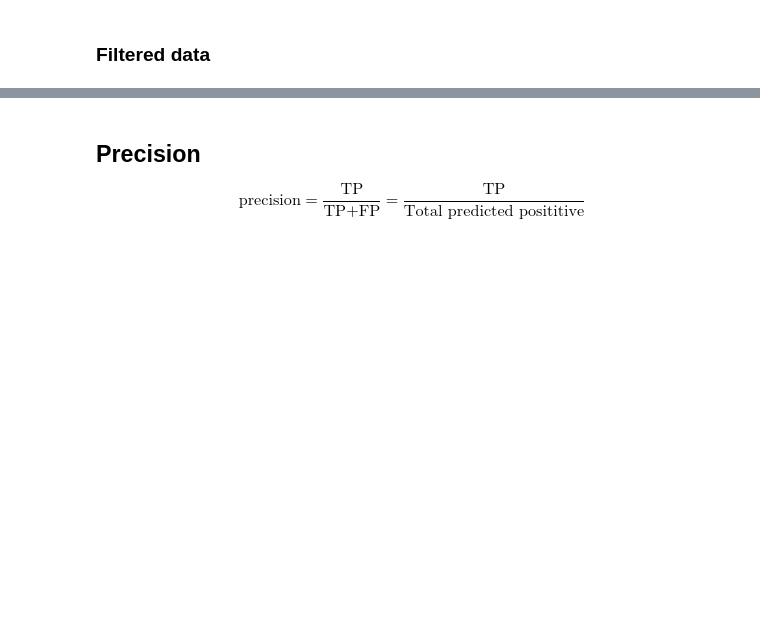
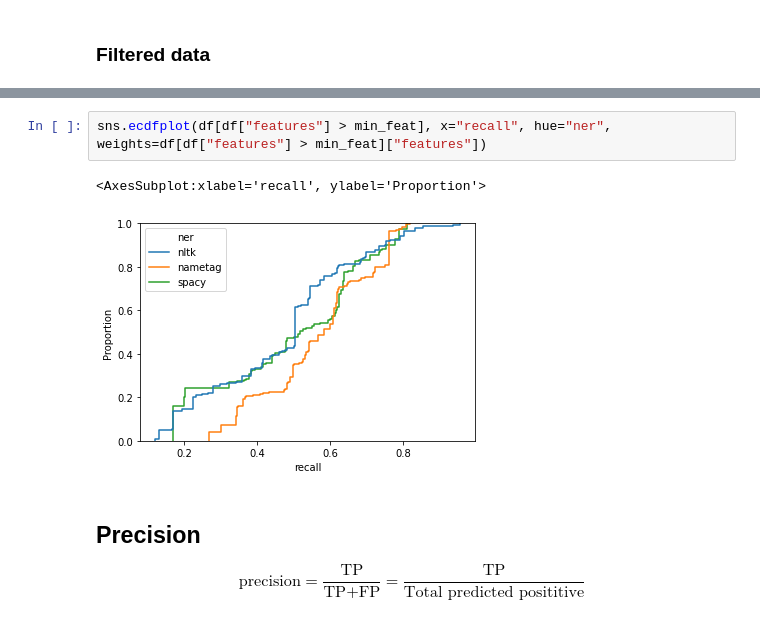
Before and after one commit to ELITR/pseudonymizer, a Jupyter notebook: ner-eval/graph.ipynb, the cells around one changed output, grey strips where cells are left out. Cells and saved outputs as stored; diff of their text form; blank space fills up the shorter version.

Commit message:
eval: Add ecdf graphs

```diff
--- a/ner-eval/graph.ipynb
+++ b/ner-eval/graph.ipynb
@@ -158,3 +138,8 @@ sns.histplot(kde=True, data=df[df["features"] > min_feat], x="recall", hue="ner"
+# %%
+sns.ecdfplot(df[df["features"] > min_feat], x="recall", hue="ner", weights=df[df["features"] > min_feat]["features"])
+# %% [output]
+<AxesSubplot:xlabel='recall', ylabel='Proportion'>
+[figure, added]
 # %% [markdown]
 ## Precision
 
```
Also changed, not shown: parts of 17 cells of this notebook.
